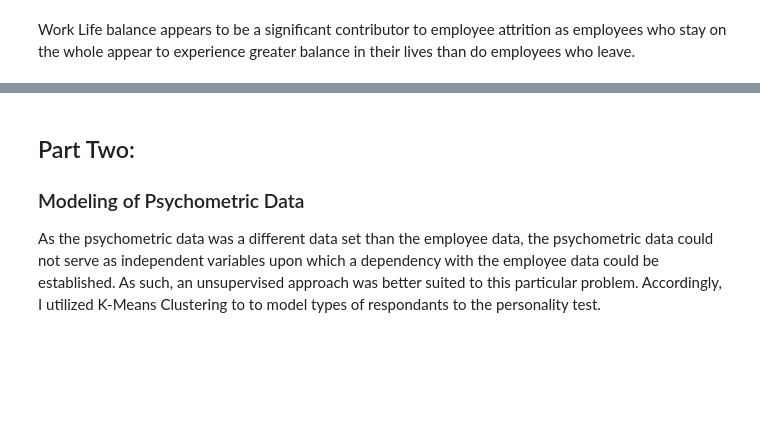
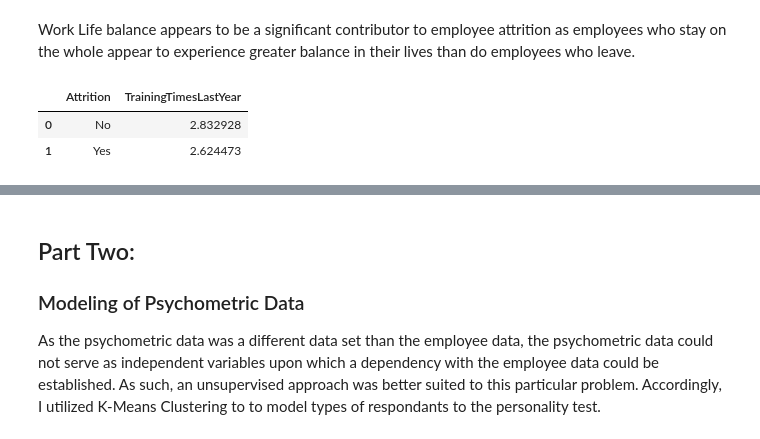
Before and after one commit to Vajrasamaya/Employee-Attrition-, a Jupyter notebook: Studying_Psychometric_Impact_on _Employee_Attrition-_Final_Notebook.ipynb, the cells around one changed output, grey strips where cells are left out. Cells and saved outputs as stored; diff of their text form; code cells hidden in the pictures; blank space fills up the shorter version.

Commit message:
added training_time_compared_to_attrition visualization

```diff
--- a/Studying_Psychometric_Impact_on _Employee_Attrition-_Final_Notebook.ipynb
+++ b/Studying_Psychometric_Impact_on _Employee_Attrition-_Final_Notebook.ipynb
@@ -600,8 +600,12 @@ fig.show()
 # %% [markdown]
 Work Life balance appears to be a significant contributor to employee attrition as employees who stay on the whole appear to experience greater balance in their lives than do employees who leave.
 # %%
-# # training_time_by_attrition  Attrition_Yes df
-# training_time_by_attrition = pd.DataFrame(df_abnormal.groupby(['Attrition'])['TrainingTimesLastYear'].mean())
-# training_time_by_attrition = training_time_by_attrition.reset_index()
-# training_time_by_attrition
+# training_time_by_attrition  Attrition_Yes df
+training_time_by_attrition = pd.DataFrame(df_abnormal.groupby(['Attrition'])['TrainingTimesLastYear'].mean())
+training_time_by_attrition = training_time_by_attrition.reset_index()
+training_time_by_attrition
+# %% [output]
+|  | Attrition | TrainingTimesLastYear |
+| 0 | No | 2.832928 |
+| 1 | Yes | 2.624473 |
 # %%
```
Also changed, not shown: parts of 2 cells of this notebook.
